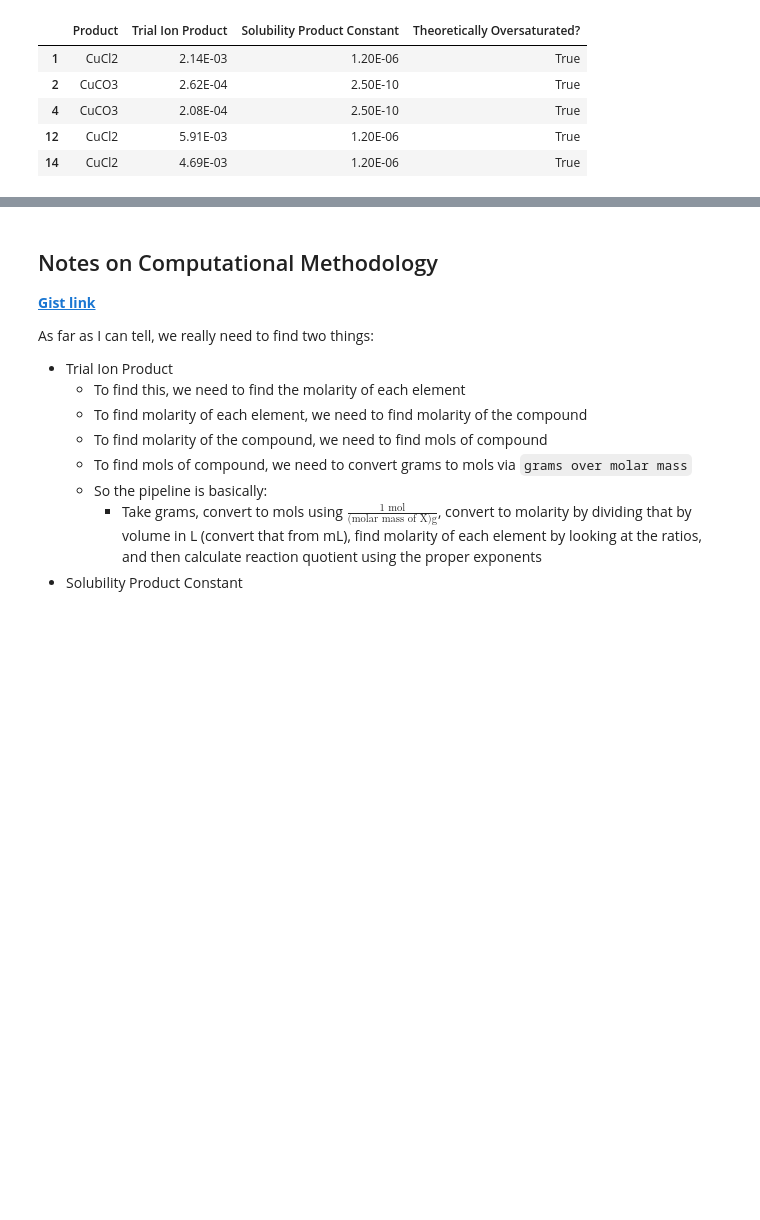
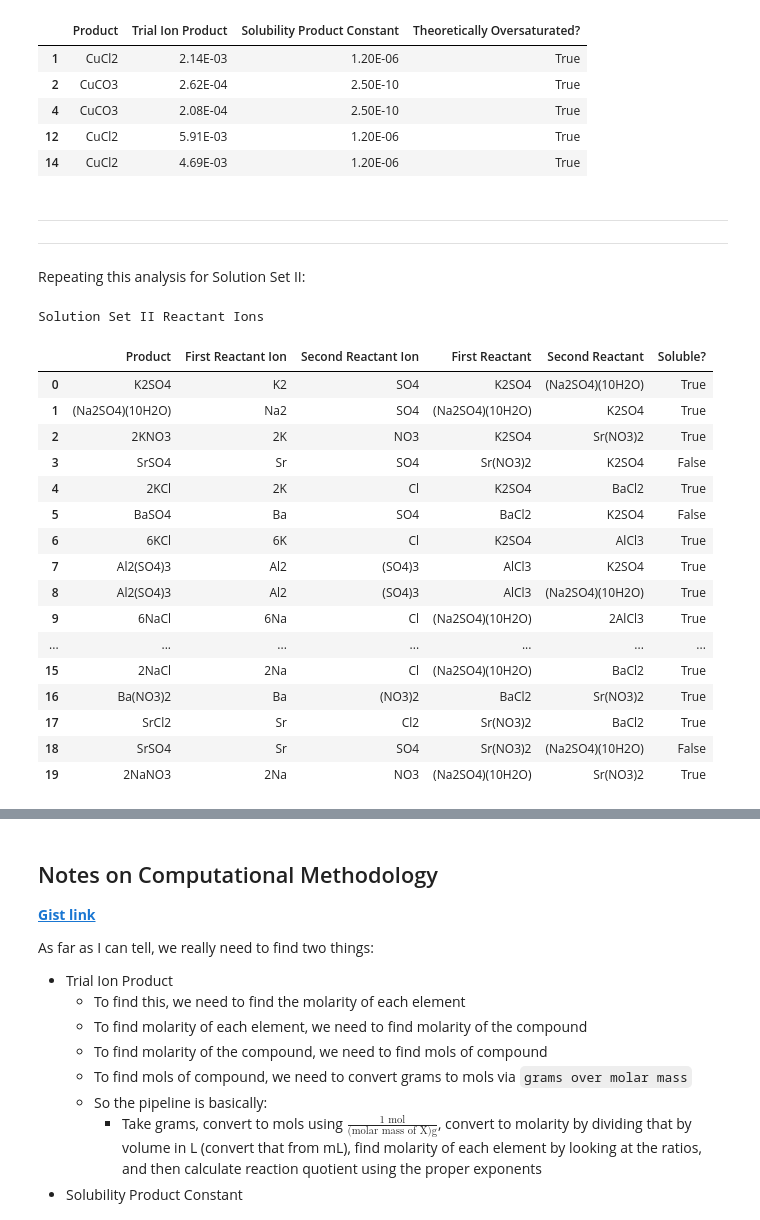
Before and after one commit to ThatNerdSquared/datasci-studio, a Jupyter notebook: lab-10d/lab-10d.ipynb, the cells around one changed output, grey strips where cells are left out. Cells and saved outputs as stored; diff of their text form; code cells hidden in the pictures; blank space fills up the shorter version.

```diff
--- a/lab-10d/lab-10d.ipynb
+++ b/lab-10d/lab-10d.ipynb
@@ -359,3 +377,29 @@ Precipitates in Solution Set I
 | 4 | CuCO3 | 2.08E-04 | 2.50E-10 | True |
 | 12 | CuCl2 | 5.91E-03 | 1.20E-06 | True |
 | 14 | CuCl2 | 4.69E-03 | 1.20E-06 | True |
+# %% [markdown]
+---
+---
+Repeating this analysis for Solution Set II:
+# %%
+ss2_reactant_ions = pd.read_csv("ss2-reactant-ions.csv")
+print_styled_df(ss2_reactant_ions, "Solution Set II Reactant Ions")
+# %% [output]
+Solution Set II Reactant Ions
+|  | Product | First Reactant Ion | Second Reactant Ion | First Reactant | Second Reactant | Soluble? |
+| 0 | K2SO4 | K2 | SO4 | K2SO4 | (Na2SO4)(10H2O) | True |
+| 1 | (Na2SO4)(10H2O) | Na2 | SO4 | (Na2SO4)(10H2O) | K2SO4 | True |
+| 2 | 2KNO3 | 2K | NO3 | K2SO4 | Sr(NO3)2 | True |
+| 3 | SrSO4 | Sr | SO4 | Sr(NO3)2 | K2SO4 | False |
+| 4 | 2KCl | 2K | Cl | K2SO4 | BaCl2 | True |
+| 5 | BaSO4 | Ba | SO4 | BaCl2 | K2SO4 | False |
+| 6 | 6KCl | 6K | Cl | K2SO4 | AlCl3 | True |
+| 7 | Al2(SO4)3 | Al2 | (SO4)3 | AlCl3 | K2SO4 | True |
+| 8 | Al2(SO4)3 | Al2 | (SO4)3 | AlCl3 | (Na2SO4)(10H2O) | True |
+| 9 | 6NaCl | 6Na | Cl | (Na2SO4)(10H2O) | 2AlCl3 | True |
+| ... | ... | ... | ... | ... | ... | ... |
+| 15 | 2NaCl | 2Na | Cl | (Na2SO4)(10H2O) | BaCl2 | True |
+| 16 | Ba(NO3)2 | Ba | (NO3)2 | BaCl2 | Sr(NO3)2 | True |
+| 17 | SrCl2 | Sr | Cl2 | Sr(NO3)2 | BaCl2 | True |
+| 18 | SrSO4 | Sr | SO4 | Sr(NO3)2 | (Na2SO4)(10H2O) | False |
+| 19 | 2NaNO3 | 2Na | NO3 | (Na2SO4)(10H2O) | Sr(NO3)2 | True |
```
Also changed, not shown: parts of 27 cells of this notebook, 4 other files.
